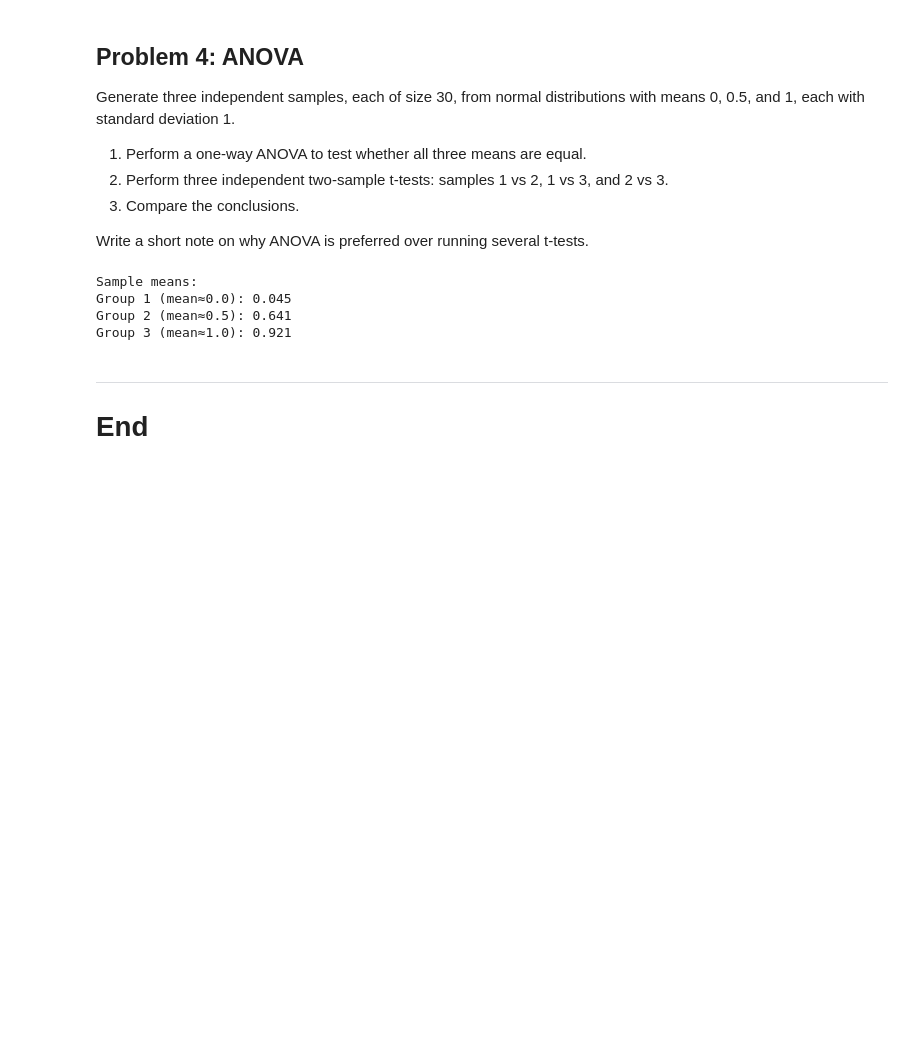
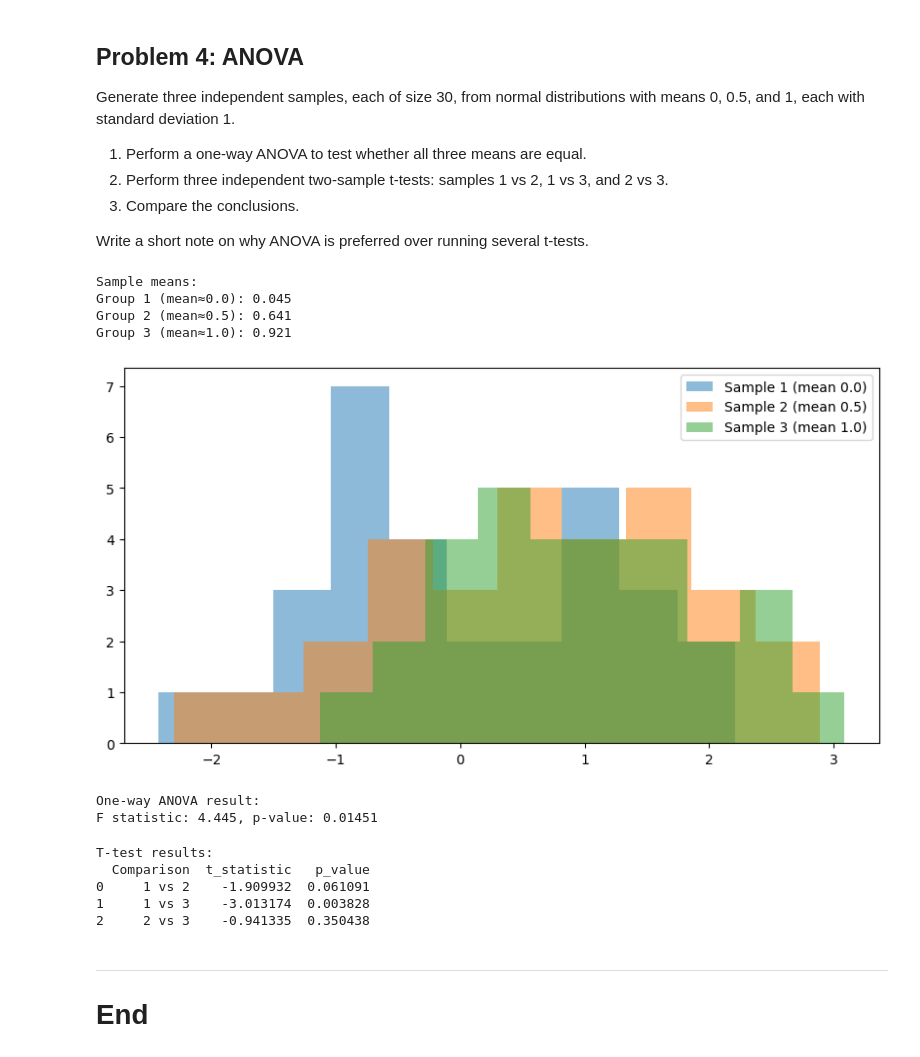
Before and after one commit to Ange-Dvs/applied-statistics, a Jupyter notebook: problems.ipynb, the cells around one changed output. Drawn from its saved outputs; the diff is of its cells as text; code cells hidden in the pictures; blank space fills up the shorter version.

Commit message:
Visualise distributions and test mean differences (ANOVA + t-tests)

```diff
--- a/problems.ipynb
+++ b/problems.ipynb
@@ -662,6 +662,66 @@ Sample means:
 Group 1 (mean≈0.0): 0.045
 Group 2 (mean≈0.5): 0.641
 Group 3 (mean≈1.0): 0.921
+# %%
+
+## Visualising the Samples (optional)
+# Creating histograms to compare the distributions.
+fig, ax = plt.subplots(figsize=(10, 5))
+
+# Histogram of the first sample.
+ax.hist(sample1, bins=10, alpha=0.5, label='Sample 1 (mean 0.0)')
+
+# Histogram of the second sample.
+ax.hist(sample2, bins=10, alpha=0.5, label='Sample 2 (mean 0.5)')
+
+# Histogram of the third sample.
+ax.hist(sample3, bins=10, alpha=0.5, label='Sample 3 (mean 1.0)')
+
+# Adding a legend.
+ax.legend();
+# %% [output]
+[figure, added]
+# %%
+
+## One-way ANOVA
+# Performing a one-way ANOVA to test whether all three means are equal.
+f_statistic, p_anova = stats.f_oneway(sample1, sample2, sample3)
+
+# Show the ANOVA result.
+print("\nOne-way ANOVA result:")
+print(f"F statistic: {f_statistic:.3f}, p-value: {p_anova:.5f}")
+
+# Performing three independent two-sample t-tests (equal variances assumed).
+
+# Sample 1 vs Sample 2.
+t_12, p_12 = stats.ttest_ind(sample1, sample2, equal_var=True)
+
+# Sample 1 vs Sample 3.
+t_13, p_13 = stats.ttest_ind(sample1, sample3, equal_var=True)
+
+# Sample 2 vs Sample 3.
+t_23, p_23 = stats.ttest_ind(sample2, sample3, equal_var=True)
+# %% [output]
+One-way ANOVA result:
+F statistic: 4.445, p-value: 0.01451
+# %%
+# Creating a small data frame summarising the t-test results.
+t_results = pd.DataFrame(
+    {
+        'Comparison': ['1 vs 2', '1 vs 3', '2 vs 3'],
+        't_statistic': [t_12, t_13, t_23],
+        'p_value': [p_12, p_13, p_23],
+    }
+)
+
+print("\nT-test results:")
+print(t_results)
+# %% [output]
+T-test results:
+  Comparison  t_statistic   p_value
+0     1 vs 2    -1.909932  0.061091
+1     1 vs 3    -3.013174  0.003828
+2     2 vs 3    -0.941335  0.350438
 # %% [markdown]
 ***
 # End
```
Also changed, not shown: parts of 3 cells of this notebook.
